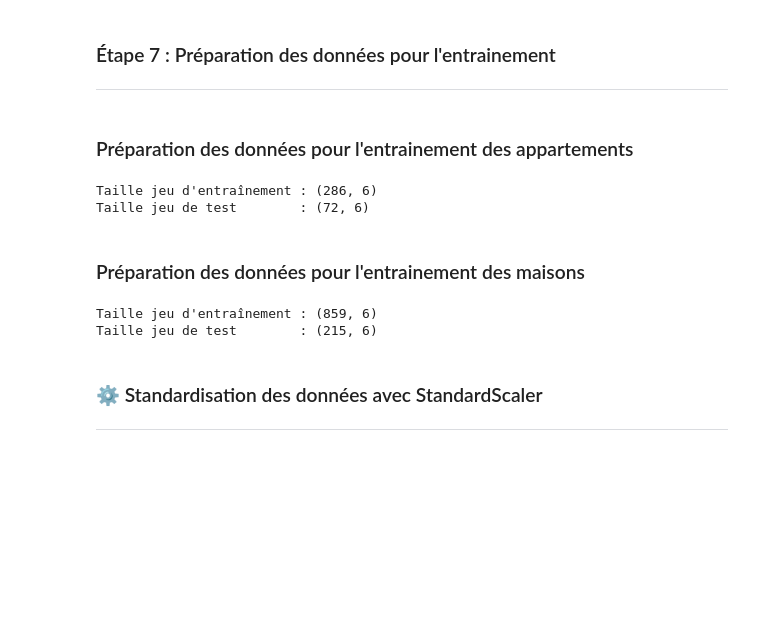
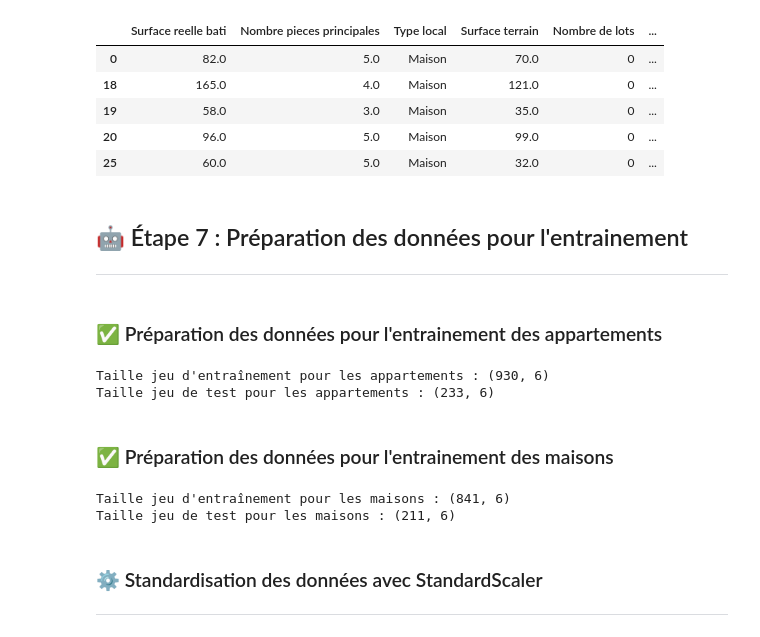
Before and after one commit to amina-abddm/FastAPI_IA_Immobilier, a Jupyter notebook: notebooks/phase_2_bordeaux.ipynb, the cells around one changed output. Drawn from its saved outputs; the diff is of its cells as text; code cells hidden in the pictures; blank space fills up the shorter version.

```diff
--- a/notebooks/phase_2_bordeaux.ipynb
+++ b/notebooks/phase_2_bordeaux.ipynb
@@ -146,7 +149,7 @@ colonnes_a_garder = [
 ]
 
 # Filtrer cette liste pour ne garder que les colonnes qui existent vraiment dans le DataFrame
-colonnes_disponibles = [col for col in colonnes_a_garder if col in df_appartements.columns]
+colonnes_disponibles = [col for col in colonnes_a_garder if col in df_maisons.columns]
 
 # Sélectionner dans le DataFrame uniquement ces colonnes disponibles
 df_maisons = df_maisons[colonnes_disponibles].copy()
@@ -247,0 +278,30 @@ Maisons :  (1074, 7)
+# %%
+def detect_outliers(df, column='prix_m2'):
+    Q1 = df[column].quantile(0.25)
+    Q3 = df[column].quantile(0.75)
+    IQR = Q3 - Q1
+    lower_bound = Q1 - 1.5 * IQR
+    upper_bound = Q3 + 1.5 * IQR
+    outliers = df[(df[column] < lower_bound) | (df[column] > upper_bound)]
+    return Q1, Q3, lower_bound, upper_bound, outliers
+
+# Détection des outliers pour les maisons
+print("🔍 Détection des outliers sur la colonne 'prix_m2' pour les maisons 🏡")
+
+Q1_maisons, Q3_maisons, lower_maisons, upper_maisons, outliers_maisons = detect_outliers(df_maisons_clean)
+
+print(f"Q1 : {Q1_maisons}, Q3 : {Q3_maisons}")
+print(f"Borne inférieure : {lower_maisons}, Borne supérieure : {upper_maisons}")
+print(f"Nombre d'outliers détectés : {outliers_maisons.shape[0]}\n")
+
+# Dimensions avant nettoyage
+print(f"Dimensions avant nettoyage : {df_maisons_clean.shape}")
+
+# Création du DataFrame nettoyé
+df_maisons_clean = df_maisons_clean[
+    (df_maisons_clean['prix_m2'] >= lower_maisons) &
+    (df_maisons_clean['prix_m2'] <= upper_maisons)
+].copy()
+
+# Dimensions après nettoyage
+print(f"Dimensions après nettoyage : {df_maisons_clean.shape}")
@@ -248,8 +316,17 @@ Maisons :  (1074, 7)
+# %%
+df_maisons_clean.head()
+# %% [output]
+|  | Surface reelle bati | Nombre pieces principales | Type local | Surface terrain | Nombre de lots | ... |
+| 0 | 82.0 | 5.0 | Maison | 70.0 | 0 | ... |
+| 18 | 165.0 | 4.0 | Maison | 121.0 | 0 | ... |
+| 19 | 58.0 | 3.0 | Maison | 35.0 | 0 | ... |
+| 20 | 96.0 | 5.0 | Maison | 99.0 | 0 | ... |
+| 25 | 60.0 | 5.0 | Maison | 32.0 | 0 | ... |
 # %% [markdown]
-### Étape 7 : Préparation des données pour l'entrainement
+## 🤖 Étape 7 : Préparation des données pour l'entrainement
 ---
 # %% [markdown]
-### Préparation des données pour l'entrainement des appartements
+### ✅ Préparation des données pour l'entrainement des appartements
 # %%
 from sklearn.model_selection import train_test_split
 
@@ -264,14 +341,14 @@ X_train_appart, X_test_appart, y_train_appart, y_test_appart = train_test_split(
     X_appart, y_appart, test_size=0.2, random_state=42
 )
 
-# Vérification
-print("Taille jeu d'entraînement :", X_train_appart.shape)
-print("Taille jeu de test        :", X_test_appart.shape)
+# Vérification des jeux d'entraînement et de test
+print("Taille jeu d'entraînement pour les appartements :", X_train_appart.shape)
+print("Taille jeu de test pour les appartements :", X_test_appart.shape)
 # %% [output]
-Taille jeu d'entraînement : (286, 6)
-Taille jeu de test        : (72, 6)
+Taille jeu d'entraînement pour les appartements : (930, 6)
+Taille jeu de test pour les appartements : (233, 6)
 # %% [markdown]
-### Préparation des données pour l'entrainement des maisons
+### ✅ Préparation des données pour l'entrainement des maisons
 # %%
 from sklearn.model_selection import train_test_split
 
@@ -286,12 +363,12 @@ X_train_maisons, X_test_maisons, y_train_maisons, y_test_maisons = train_test_sp
     X_maisons, y_maisons, test_size=0.2, random_state=42
 )
 
-# Vérification
-print("Taille jeu d'entraînement :", X_train_maisons.shape)
-print("Taille jeu de test        :", X_test_maisons.shape)
+# Vérification des jeux d'entraînement et de test
+print("Taille jeu d'entraînement pour les maisons :", X_train_maisons.shape)
+print("Taille jeu de test pour les maisons :", X_test_maisons.shape)
 # %% [output]
-Taille jeu d'entraînement : (859, 6)
-Taille jeu de test        : (215, 6)
+Taille jeu d'entraînement pour les maisons : (841, 6)
+Taille jeu de test pour les maisons : (211, 6)
 # %% [markdown]
 ### ⚙️ Standardisation des données avec StandardScaler
 ---
```
Also changed, not shown: parts of 74 cells of this notebook, 13 other files.
